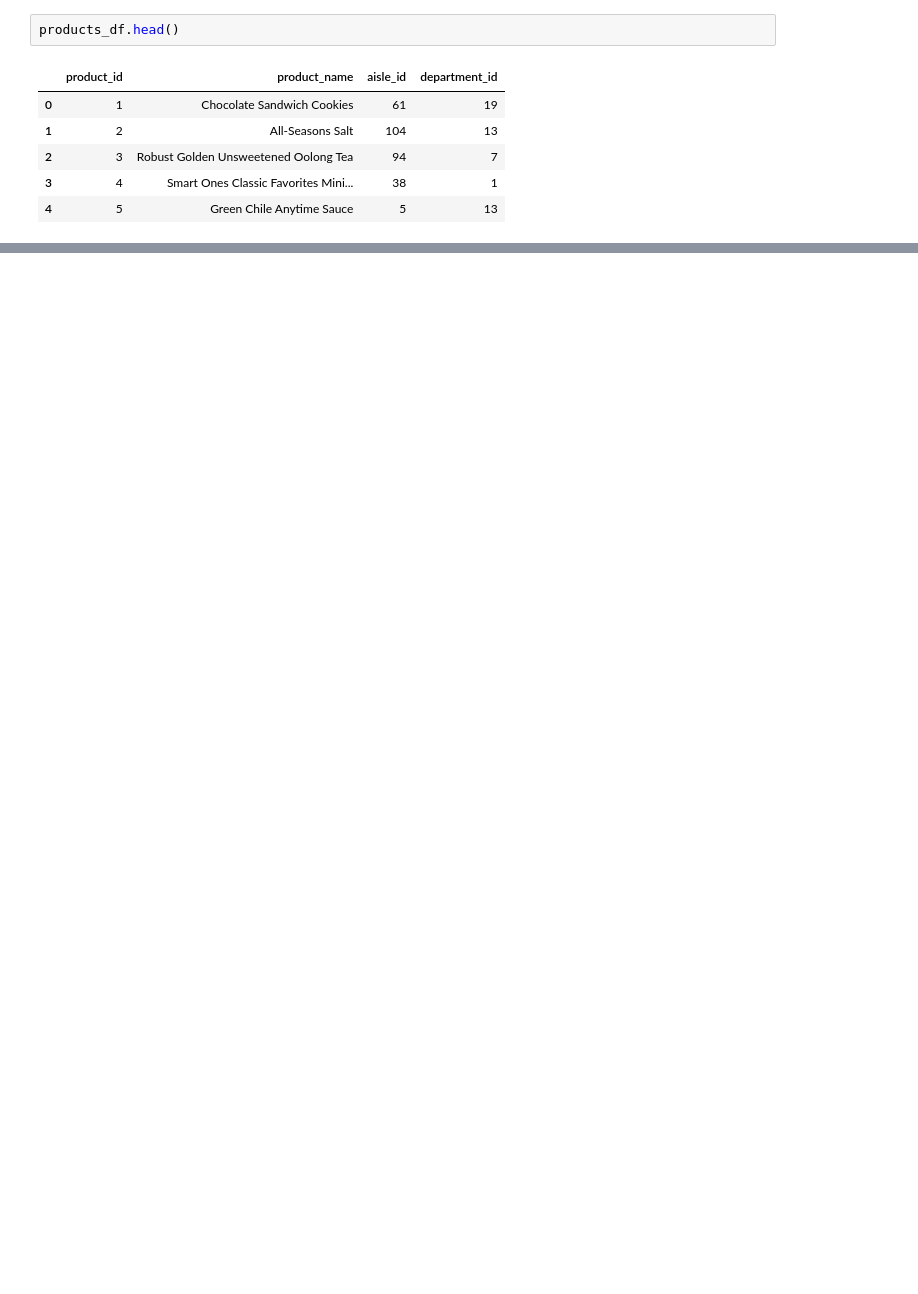
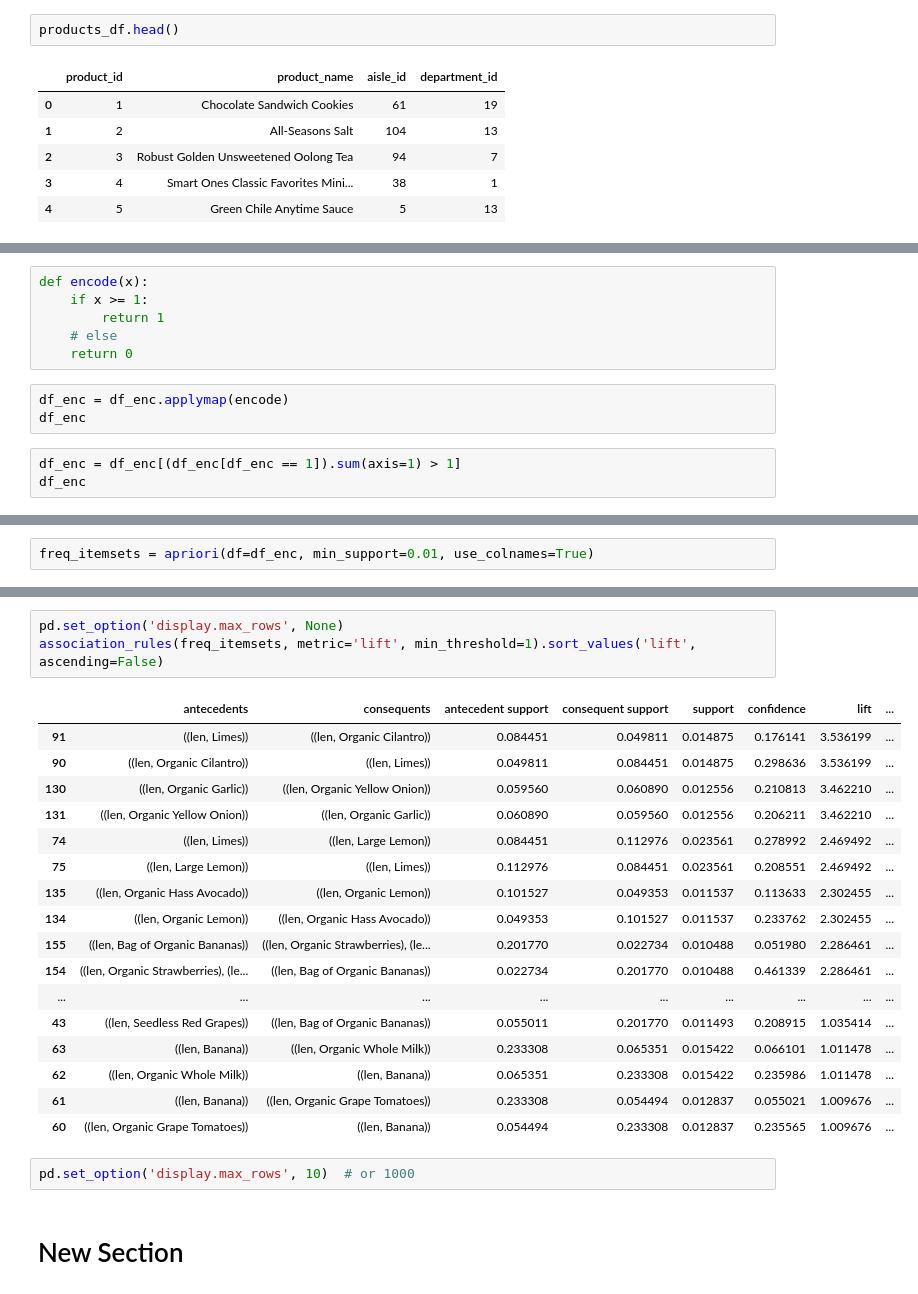
Before and after one commit to LoganPaulSnyder/3162-Group-7, a Jupyter notebook: final_project.ipynb, the cells around one changed output, grey strips where cells are left out. Drawn from its saved outputs; the diff is of its cells as text; blank space fills up the shorter version.

```diff
--- a/final_project.ipynb
+++ b/final_project.ipynb
@@ -124,0 +222,12 @@ dtype: int64
+# %%
+def encode(x):
+    if x >= 1:
+        return 1
+    # else
+    return 0
+# %%
+df_enc = df_enc.applymap(encode)
+df_enc
+# %%
+df_enc = df_enc[(df_enc[df_enc == 1]).sum(axis=1) > 1]
+df_enc
@@ -124,0 +250,2 @@ dtype: int64
+# %%
+freq_itemsets = apriori(df=df_enc, min_support=0.01, use_colnames=True)
@@ -124,0 +268,25 @@ dtype: int64
+# %%
+pd.set_option('display.max_rows', None)
+association_rules(freq_itemsets, metric='lift', min_threshold=1).sort_values('lift', ascending=False)
+# %% [output]
+|  | antecedents | consequents | antecedent support | consequent support | support | confidence | lift | ... |
+| 91 | ((len, Limes)) | ((len, Organic Cilantro)) | 0.084451 | 0.049811 | 0.014875 | 0.176141 | 3.536199 | ... |
+| 90 | ((len, Organic Cilantro)) | ((len, Limes)) | 0.049811 | 0.084451 | 0.014875 | 0.298636 | 3.536199 | ... |
+| 130 | ((len, Organic Garlic)) | ((len, Organic Yellow Onion)) | 0.059560 | 0.060890 | 0.012556 | 0.210813 | 3.462210 | ... |
+| 131 | ((len, Organic Yellow Onion)) | ((len, Organic Garlic)) | 0.060890 | 0.059560 | 0.012556 | 0.206211 | 3.462210 | ... |
+| 74 | ((len, Limes)) | ((len, Large Lemon)) | 0.084451 | 0.112976 | 0.023561 | 0.278992 | 2.469492 | ... |
+| 75 | ((len, Large Lemon)) | ((len, Limes)) | 0.112976 | 0.084451 | 0.023561 | 0.208551 | 2.469492 | ... |
+| 135 | ((len, Organic Hass Avocado)) | ((len, Organic Lemon)) | 0.101527 | 0.049353 | 0.011537 | 0.113633 | 2.302455 | ... |
+| 134 | ((len, Organic Lemon)) | ((len, Organic Hass Avocado)) | 0.049353 | 0.101527 | 0.011537 | 0.233762 | 2.302455 | ... |
+| 155 | ((len, Bag of Organic Bananas)) | ((len, Organic Strawberries), (le... | 0.201770 | 0.022734 | 0.010488 | 0.051980 | 2.286461 | ... |
+| 154 | ((len, Organic Strawberries), (le... | ((len, Bag of Organic Bananas)) | 0.022734 | 0.201770 | 0.010488 | 0.461339 | 2.286461 | ... |
+| ... | ... | ... | ... | ... | ... | ... | ... | ... |
+| 43 | ((len, Seedless Red Grapes)) | ((len, Bag of Organic Bananas)) | 0.055011 | 0.201770 | 0.011493 | 0.208915 | 1.035414 | ... |
+| 63 | ((len, Banana)) | ((len, Organic Whole Milk)) | 0.233308 | 0.065351 | 0.015422 | 0.066101 | 1.011478 | ... |
+| 62 | ((len, Organic Whole Milk)) | ((len, Banana)) | 0.065351 | 0.233308 | 0.015422 | 0.235986 | 1.011478 | ... |
+| 61 | ((len, Banana)) | ((len, Organic Grape Tomatoes)) | 0.233308 | 0.054494 | 0.012837 | 0.055021 | 1.009676 | ... |
+| 60 | ((len, Organic Grape Tomatoes)) | ((len, Banana)) | 0.054494 | 0.233308 | 0.012837 | 0.235565 | 1.009676 | ... |
+# %%
+pd.set_option('display.max_rows', 10)  # or 1000
+# %% [markdown]
+# New Section
```
Also changed, not shown: parts of 32 cells of this notebook.
